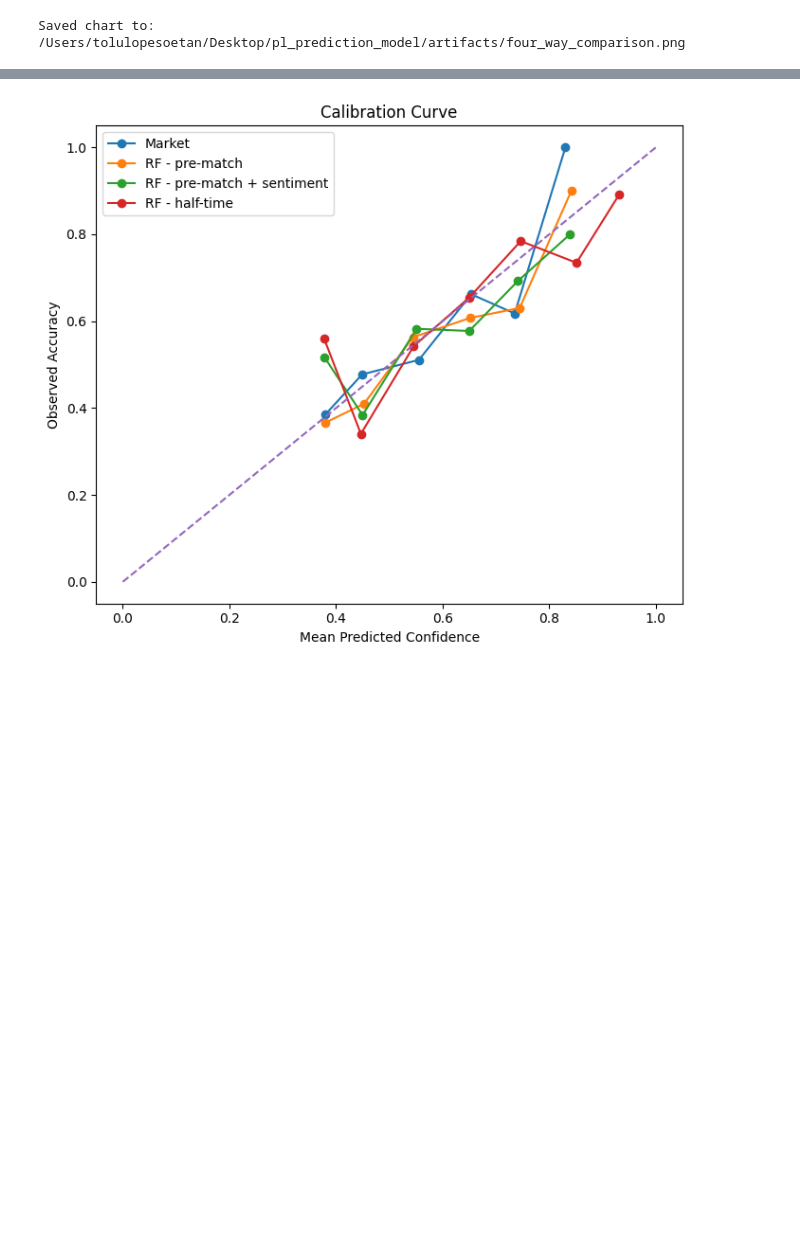
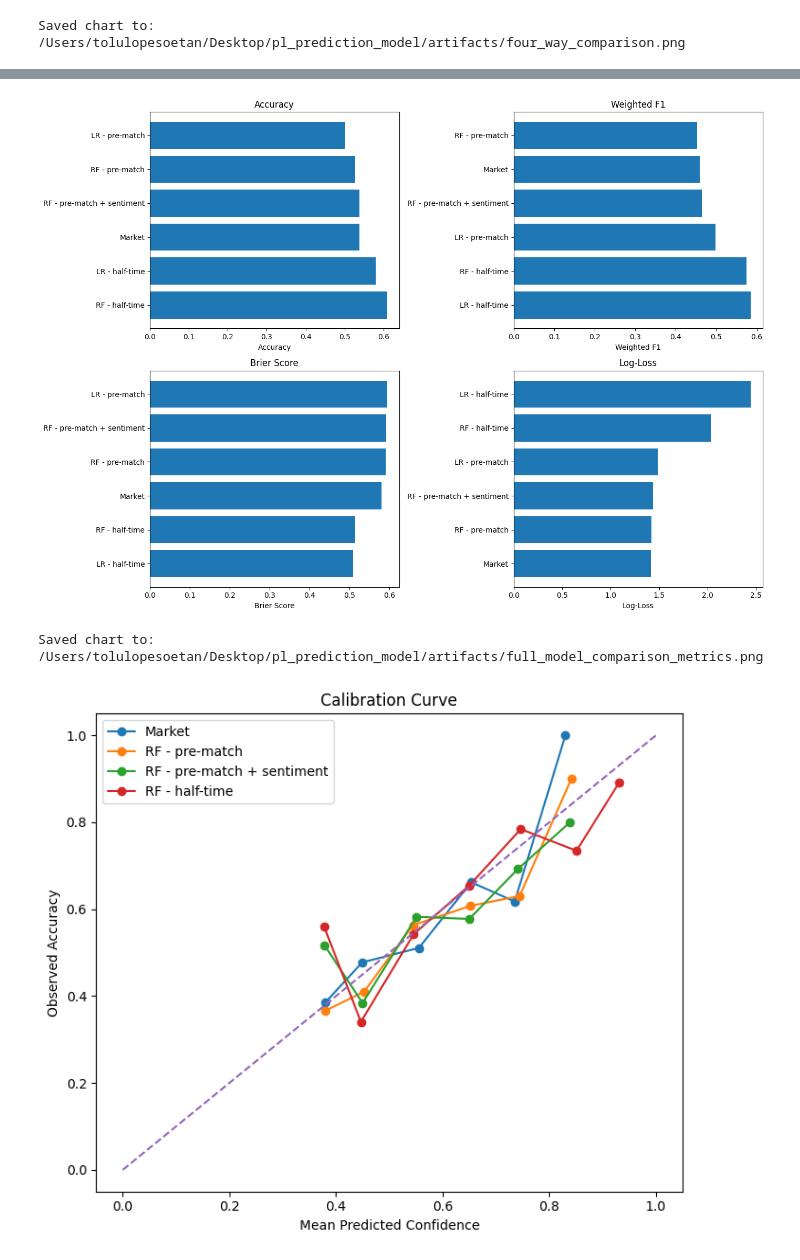
Before and after one commit to tolulopesoetan/pl_prediction_model, a Jupyter notebook: notebooks/03_evaluation_and_results.ipynb, the cells around one changed output, grey strips where cells are left out. Saved outputs shown, nothing was run; the diff lists cells and outputs as text; code cells hidden in the pictures; blank space fills up the shorter version.

```diff
--- a/notebooks/03_evaluation_and_results.ipynb
+++ b/notebooks/03_evaluation_and_results.ipynb
@@ -204,3 +278,33 @@ eval_df.round(4)
+# %%
+# Full model comparison across Accuracy, Weighted F1, Brier Score, and Log-Loss
+
+plot_eval_df = eval_df.copy()
+
+fig, axes = plt.subplots(2, 2, figsize=(14, 10))
+
+metric_specs = [
+    ("accuracy", "Accuracy", False),
+    ("weighted_f1", "Weighted F1", False),
+    ("brier_score", "Brier Score", True),
+    ("log_loss", "Log-Loss", True),
+]
+
+for ax, (col, title, ascending) in zip(axes.flatten(), metric_specs):
+    temp = plot_eval_df.sort_values(col, ascending=ascending)
+    ax.barh(temp["model"], temp[col])
+    ax.set_title(title)
+    ax.set_xlabel(title)
+
+plt.tight_layout()
+
+full_comp_path = ARTIFACTS_DIR / "full_model_comparison_metrics.png"
+plt.savefig(full_comp_path, dpi=200, bbox_inches="tight")
+plt.show()
+
+print(f"Saved chart to: {full_comp_path}")
+# %% [output]
+[figure, added]
+Saved chart to: /Users/tolulopesoetan/Desktop/pl_prediction_model/artifacts/full_model_comparison_metrics.png
 # %%
 # calibration curves
 
```
Also changed, not shown: parts of 5 cells of this notebook, 5 other files.
